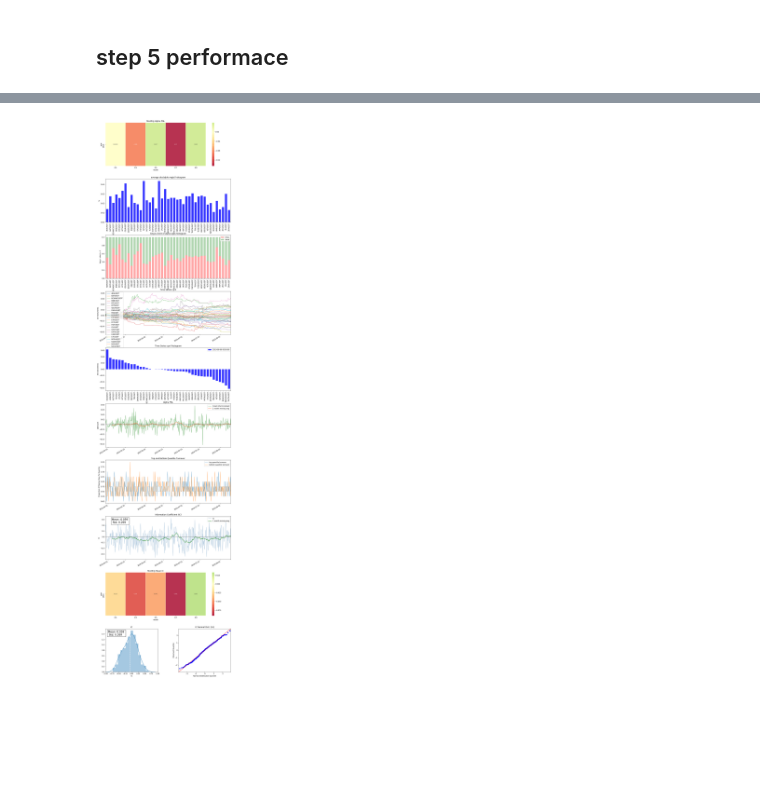
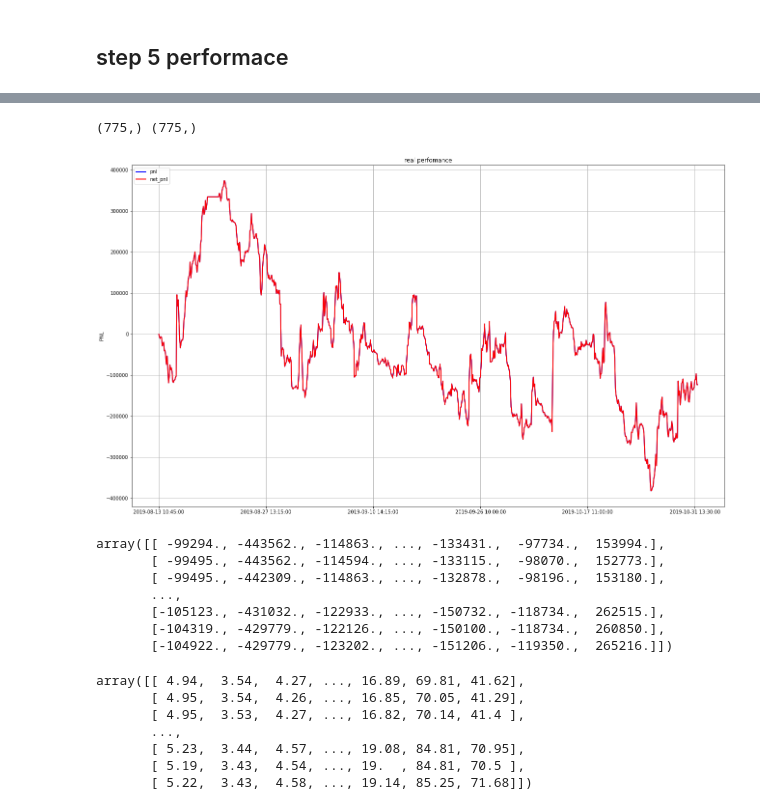
Before and after one commit to xianghancao/Kitkit, a Jupyter notebook: quick_five_steps.ipynb, the cells around one changed output, grey strips where cells are left out. Saved outputs shown, nothing was run; the diff lists cells and outputs as text; code cells hidden in the pictures; blank space fills up the shorter version.

```diff
--- a/quick_five_steps.ipynb
+++ b/quick_five_steps.ipynb
@@ -62,5 +86,28 @@ ap.build()
-# %%
-from evaluators.analysis_plot import AnalysisPlot
-AnalysisPlot(pv, p, op, ap).build()
-# %% [output]
-[figure, removed]
+# %%
+%matplotlib inline
+from evaluators.real_perform import RealPerform
+ap = RealPerform(p, capital=10e7, cost=0.000)
+ap.build()
+# %% [output]
+(775,) (775,)
+[figure, added]
+# %%
+ap.position[0] * p.resample_tradeprice
+# %% [output]
+array([[ -99294., -443562., -114863., ..., -133431.,  -97734.,  153994.],
+       [ -99495., -443562., -114594., ..., -133115.,  -98070.,  152773.],
+       [ -99495., -442309., -114863., ..., -132878.,  -98196.,  153180.],
+       ...,
+       [-105123., -431032., -122933., ..., -150732., -118734.,  262515.],
+       [-104319., -429779., -122126., ..., -150100., -118734.,  260850.],
+       [-104922., -429779., -123202., ..., -151206., -119350.,  265216.]])
+# %%
+p.resample_tradeprice
+# %% [output]
+array([[ 4.94,  3.54,  4.27, ..., 16.89, 69.81, 41.62],
+       [ 4.95,  3.54,  4.26, ..., 16.85, 70.05, 41.29],
+       [ 4.95,  3.53,  4.27, ..., 16.82, 70.14, 41.4 ],
+       ...,
+       [ 5.23,  3.44,  4.57, ..., 19.08, 84.81, 70.95],
+       [ 5.19,  3.43,  4.54, ..., 19.  , 84.81, 70.5 ],
+       [ 5.22,  3.43,  4.58, ..., 19.14, 85.25, 71.68]])
```
Also changed, not shown: parts of 7 cells of this notebook, 4 other files.
